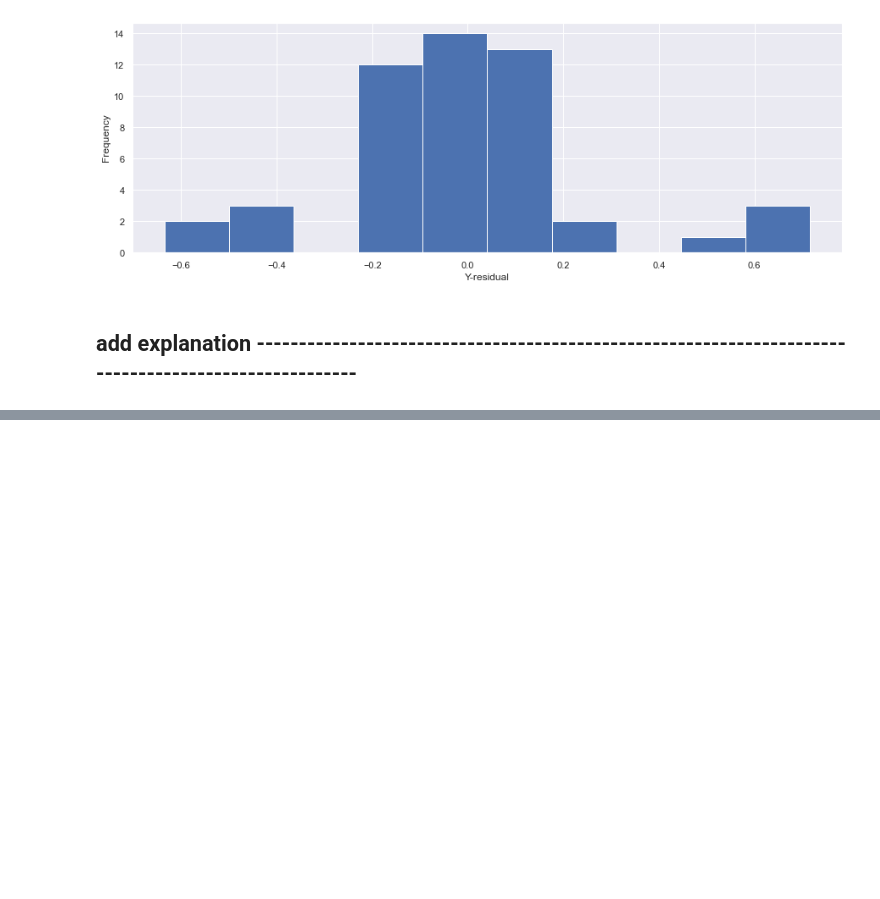
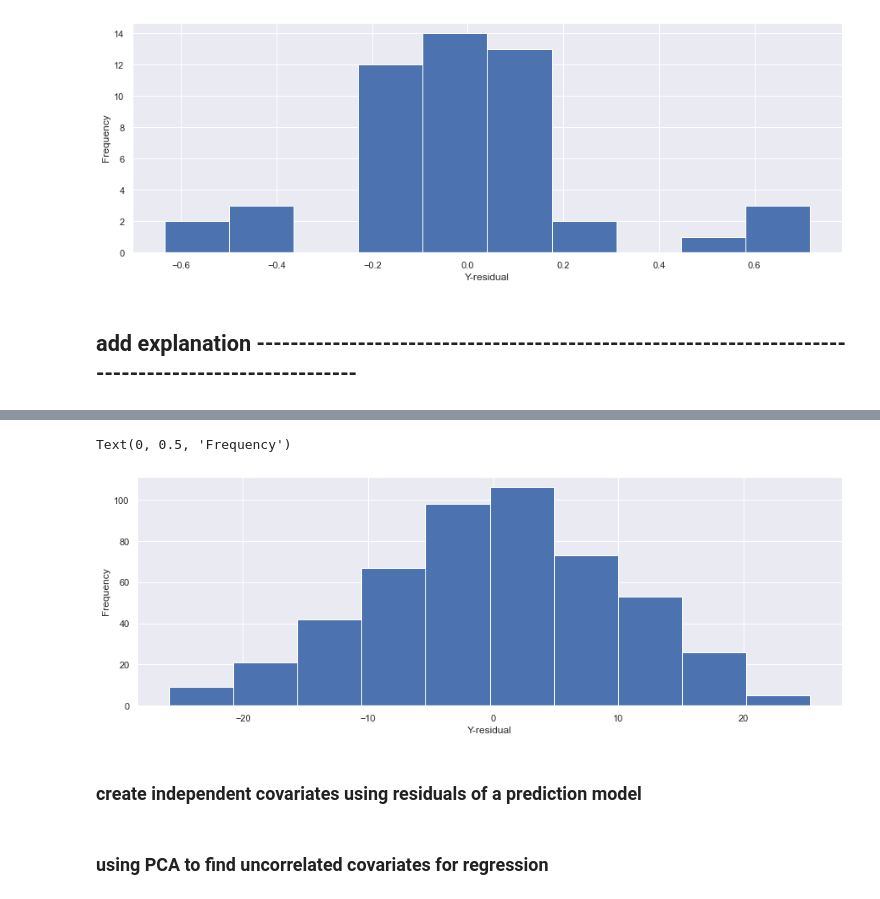
Before and after one commit to PriyankaVelagala/INM702, a Jupyter notebook: Task2/Task 2-FinalDraft.ipynb, the cells around one changed output, grey strips where cells are left out. Saved outputs shown, nothing was run; the diff lists cells and outputs as text; code cells hidden in the pictures; blank space fills up the shorter version.

```diff
--- a/Task2/Task 2-FinalDraft.ipynb
+++ b/Task2/Task 2-FinalDraft.ipynb
@@ -527,0 +700,3 @@ Notes:
+# %%
+result = sm.ols(formula='y ~ x1 + x2 + x3 + x4', data=data).fit()
+result.summary()
@@ -527,0 +726,15 @@ Notes:
+# %%
+data['y_est'] = calculate_y_est(data, result)
+data['residuals'] = data['y_est'] - data['y']
+
+sns.set(rc = {'figure.figsize':(15,5)})
+residuals_hist = plt.hist(data.residuals)
+plt.xlabel('Y-residual')
+plt.ylabel('Frequency')
+# %% [output]
+Text(0, 0.5, 'Frequency')
+[figure, added]
+# %% [markdown]
+### create independent covariates using residuals of a prediction model
+# %% [markdown]
+### using PCA to find uncorrelated covariates for regression
```
Also changed, not shown: parts of 29 cells of this notebook, 1 other file.
